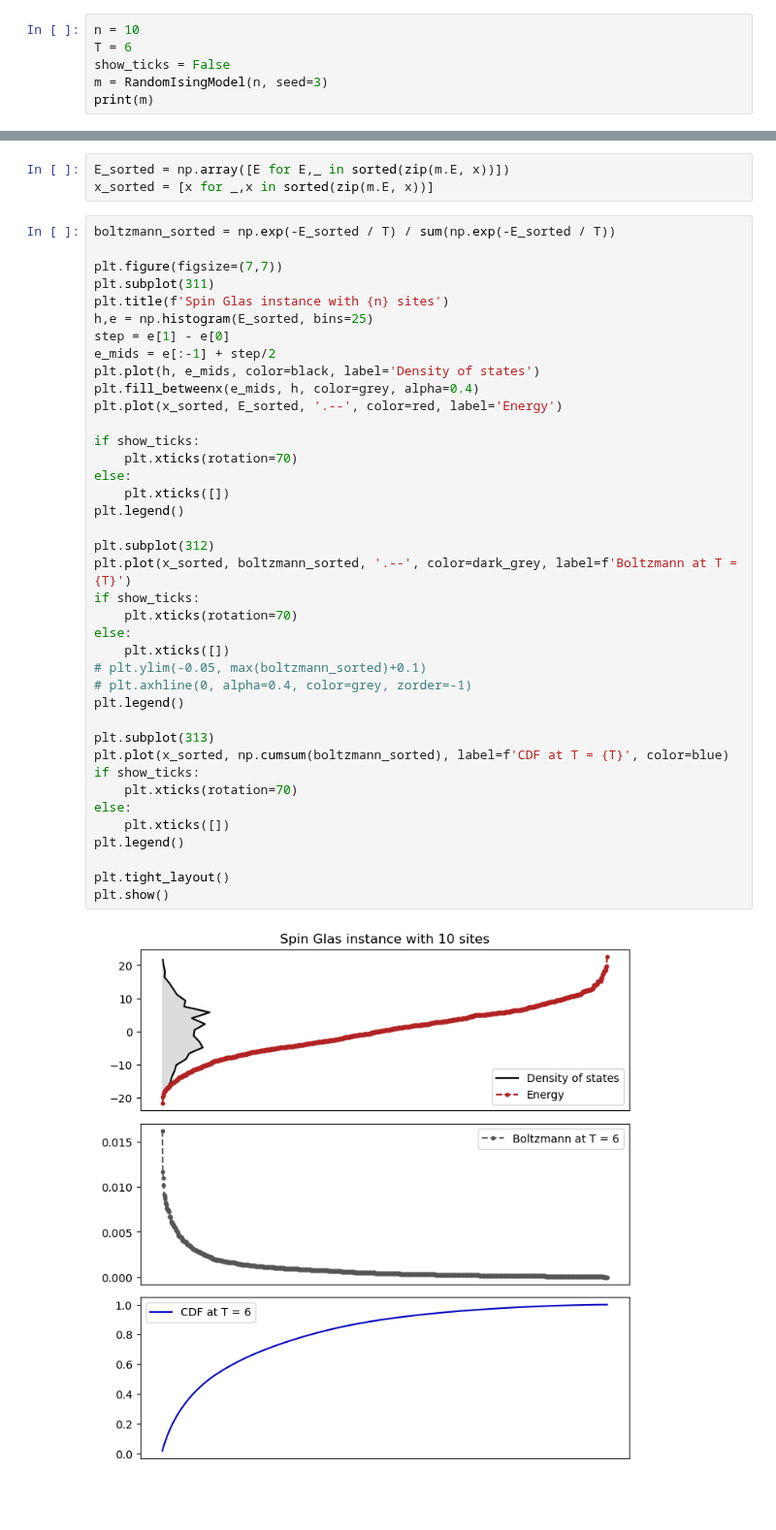
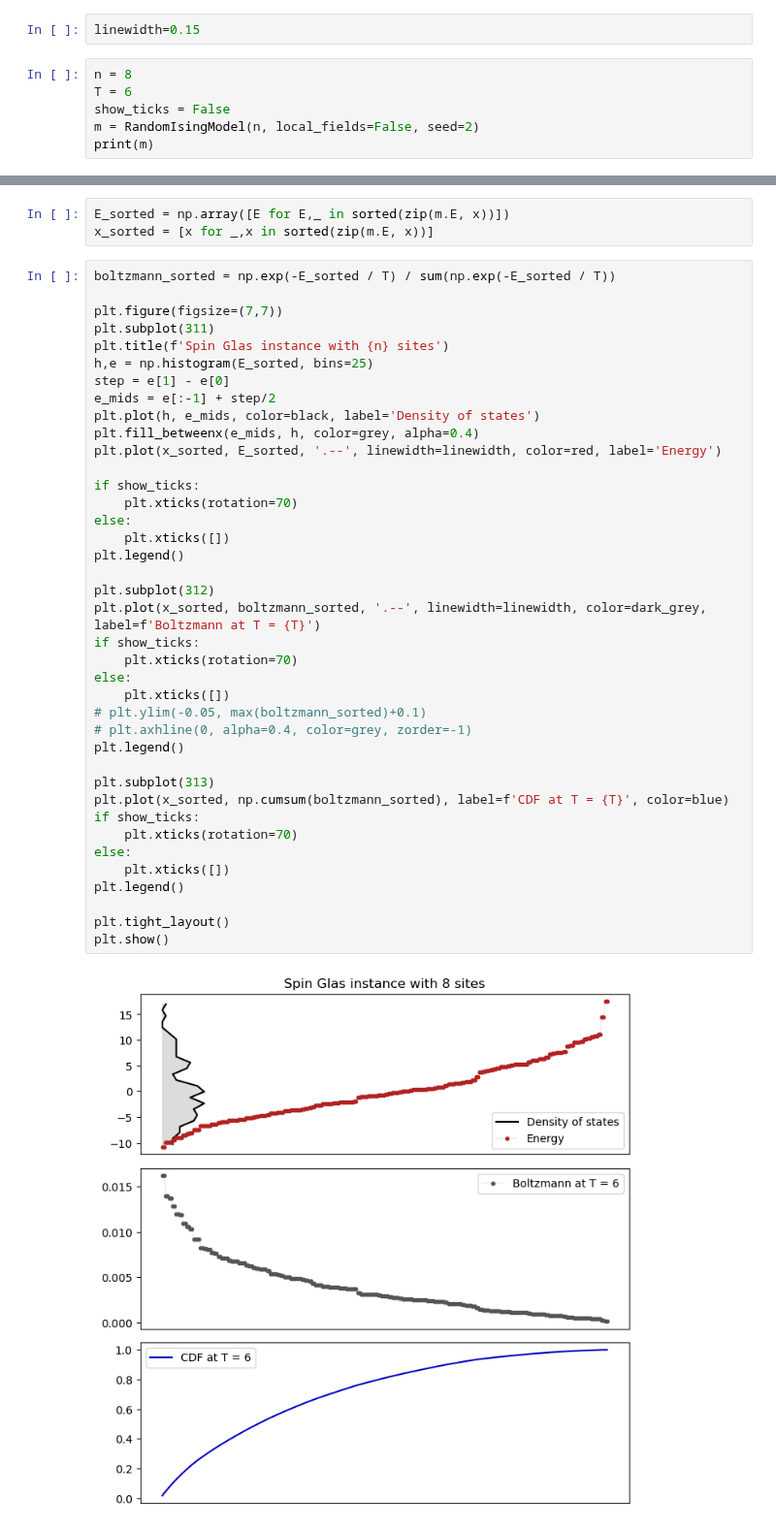
Before and after one commit to petr-ivashkov/quantum-mcmc, a Jupyter notebook: energy_landscape.ipynb, the cells around one changed output, grey strips where cells are left out. Shown at 97% size. Saved outputs shown, nothing was run; the diff lists cells and outputs as text; blank space fills up the shorter version.

```diff
--- a/energy_landscape.ipynb
+++ b/energy_landscape.ipynb
@@ -1,10 +1,12 @@
 # %%
 from functions import *
+# %%
+linewidth=0.15
 # %%
-n = 10
+n = 8
 T = 6
 show_ticks = False
-m = RandomIsingModel(n, seed=3)
+m = RandomIsingModel(n, local_fields=False, seed=2)
 print(m)
 # %% [output]
 Ising model information:
@@ -78,33 +80,33 @@ step = e[1] - e[0]
 e_mids = e[:-1] + step/2
 plt.plot(h, e_mids, color=black, label='Density of states')
 plt.fill_betweenx(e_mids, h, color=grey, alpha=0.4)
-plt.plot(x_sorted, E_sorted, '.--', color=red, label='Energy')
+plt.plot(x_sorted, E_sorted, '.--', linewidth=linewidth, color=red, label='Energy')
 
 if show_ticks:
     plt.xticks(rotation=70)
 else:
     plt.xticks([])
 plt.legend()
 
 plt.subplot(312)
-plt.plot(x_sorted, boltzmann_sorted, '.--', color=dark_grey, label=f'Boltzmann at T = {T}')
+plt.plot(x_sorted, boltzmann_sorted, '.--', linewidth=linewidth, color=dark_grey, label=f'Boltzmann at T = {T}')
 if show_ticks:
     plt.xticks(rotation=70)
 else:
     plt.xticks([])
 # plt.ylim(-0.05, max(boltzmann_sorted)+0.1)
 # plt.axhline(0, alpha=0.4, color=grey, zorder=-1)
 plt.legend()
 
 plt.subplot(313)
 plt.plot(x_sorted, np.cumsum(boltzmann_sorted), label=f'CDF at T = {T}', color=blue)
 if show_ticks:
     plt.xticks(rotation=70)
 else:
     plt.xticks([])
 plt.legend()
 
 plt.tight_layout()
 plt.show()
 # %% [output]
-[figure, old version]
+[figure, new version]
```
Also changed, not shown: parts of 3 cells of this notebook, 9 other files.
